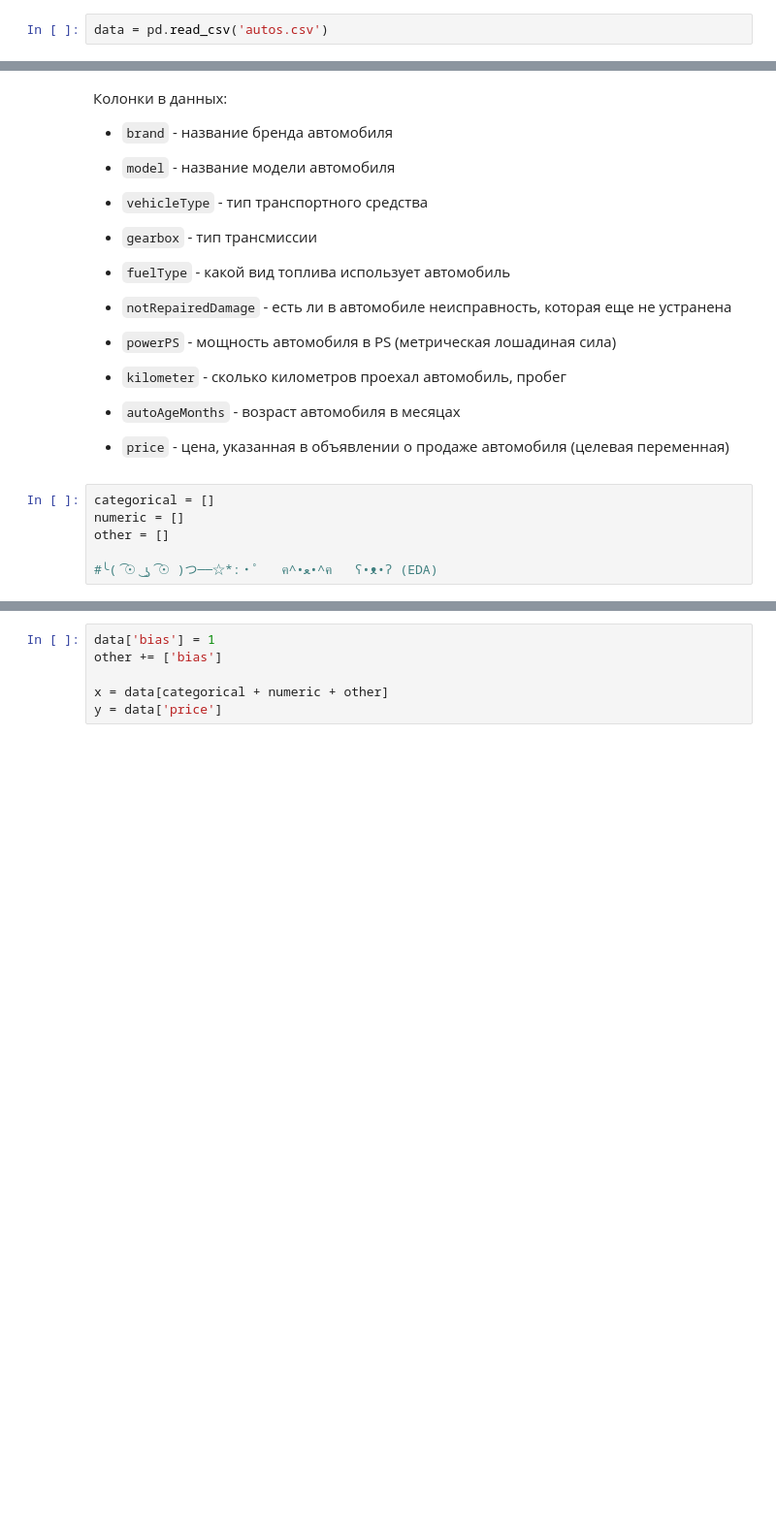
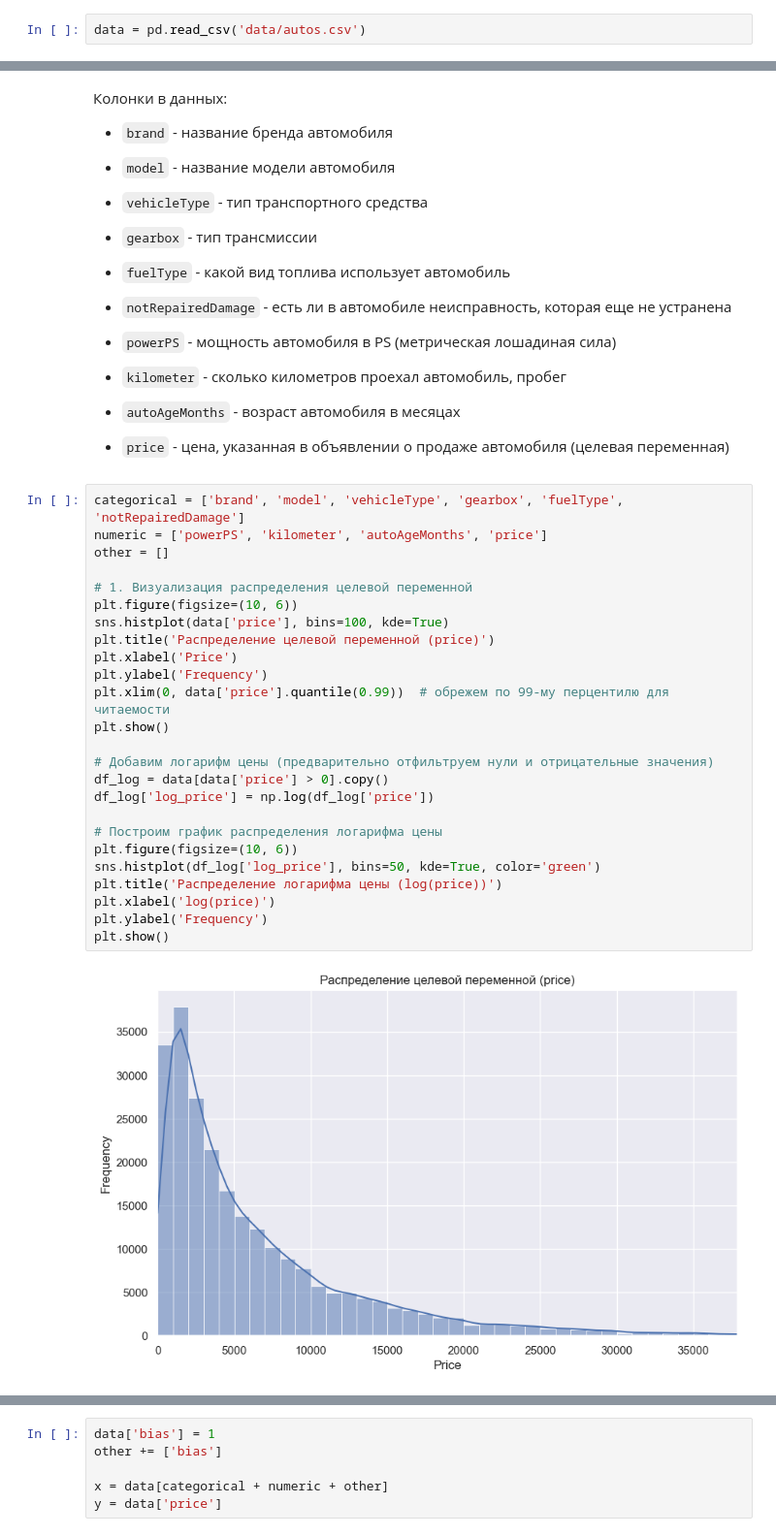
Before and after one commit to Aleshka5/LinReg_homework, a Jupyter notebook: ML MAI & SBER. GD. LAB 4.ipynb, the cells around one changed output, grey strips where cells are left out. Shown at 97% size. Drawn from its saved outputs; the diff is of its cells as text; blank space fills up the shorter version.

```diff
--- a/ML MAI & SBER. GD. LAB 4.ipynb
+++ b/ML MAI & SBER. GD. LAB 4.ipynb
@@ -332,6 +332,6 @@ from linear_regression import LinearRegression
 
 sns.set(style='darkgrid')
 # %%
-data = pd.read_csv('autos.csv')
+data = pd.read_csv('data/autos.csv')
 # %%
 data.head()
@@ -350,9 +357,30 @@ data.head()
 
 
 * `price` - цена, указанная в объявлении о продаже автомобиля (целевая переменная)
-# %%
-categorical = []
-numeric = []
-other = []
-
-#╰( ͡☉ ͜ʖ ͡☉ )つ──☆*:・ﾟ   ฅ^•ﻌ•^ฅ   ʕ•ᴥ•ʔ (EDA)
+# %%
+categorical = ['brand', 'model', 'vehicleType', 'gearbox', 'fuelType', 'notRepairedDamage']
+numeric = ['powerPS', 'kilometer', 'autoAgeMonths', 'price']
+other = []
+
+# 1. Визуализация распределения целевой переменной
+plt.figure(figsize=(10, 6))
+sns.histplot(data['price'], bins=100, kde=True)
+plt.title('Распределение целевой переменной (price)')
+plt.xlabel('Price')
+plt.ylabel('Frequency')
+plt.xlim(0, data['price'].quantile(0.99))  # обрежем по 99-му перцентилю для читаемости
+plt.show()
+
+# Добавим логарифм цены (предварительно отфильтруем нули и отрицательные значения)
+df_log = data[data['price'] > 0].copy()
+df_log['log_price'] = np.log(df_log['price'])
+
+# Построим график распределения логарифма цены
+plt.figure(figsize=(10, 6))
+sns.histplot(df_log['log_price'], bins=50, kde=True, color='green')
+plt.title('Распределение логарифма цены (log(price))')
+plt.xlabel('log(price)')
+plt.ylabel('Frequency')
+plt.show()
+# %% [output]
+[figure, added]
```
Also changed, not shown: parts of 22 cells of this notebook, 4 other files.
